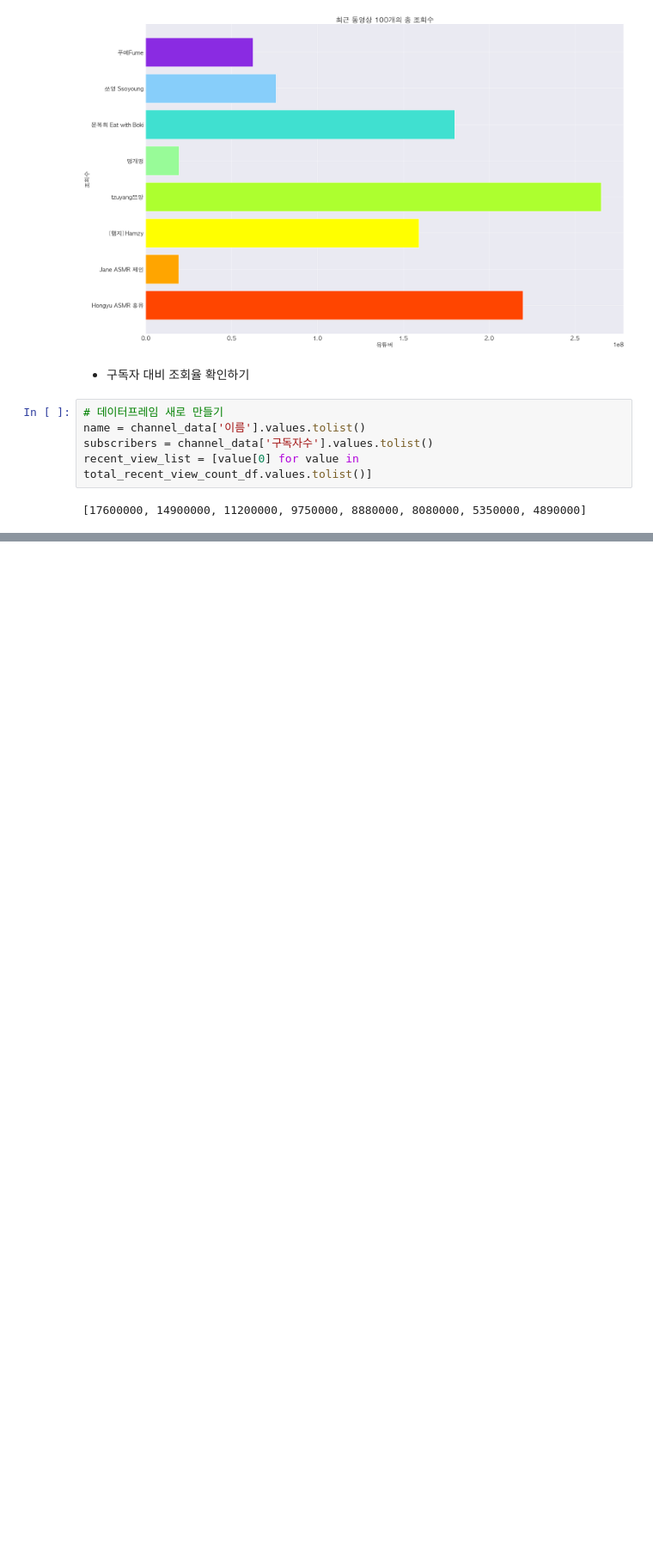
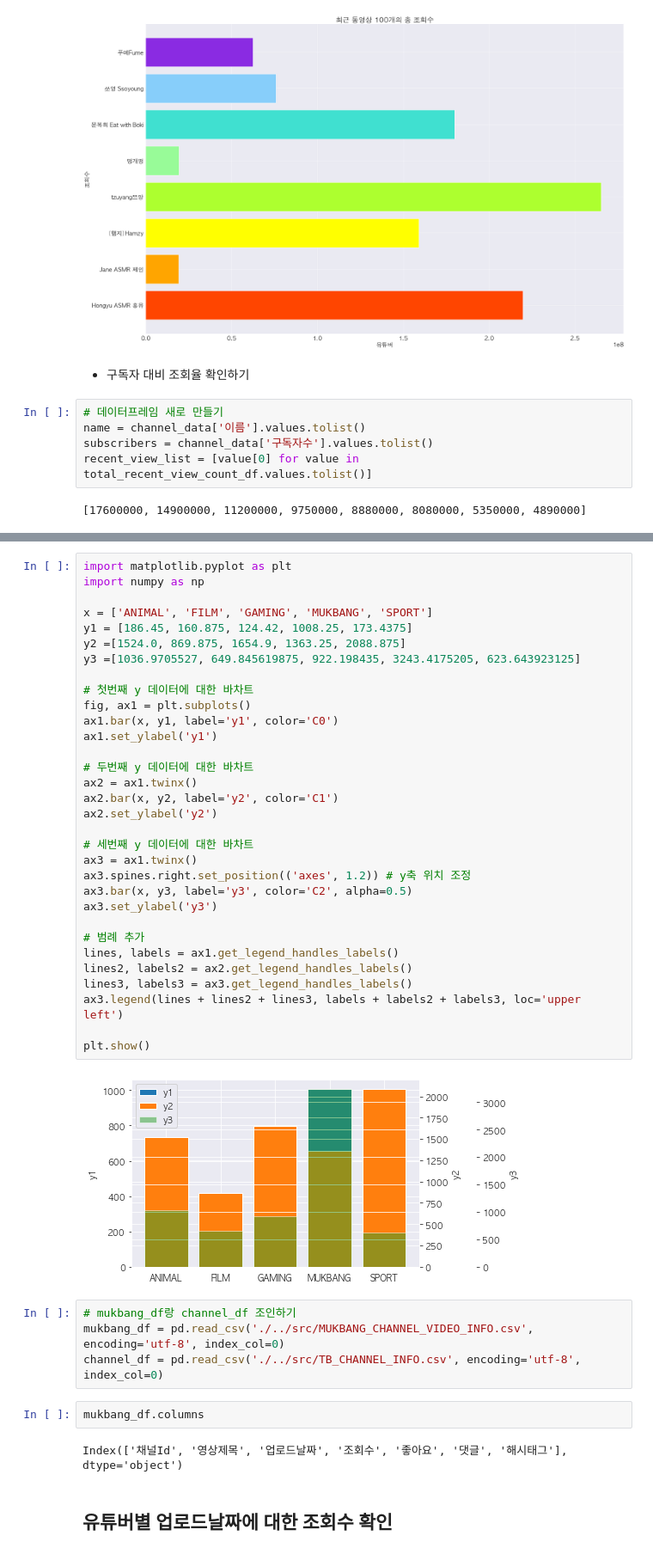
Before and after one commit to DEVCOURSE-TEAM-04-02/youtube_api, a Jupyter notebook: soyeon/visualize_youtube_data.ipynb, the cells around one changed output, grey strips where cells are left out. Shown: that part at 86% size. Saved outputs shown, nothing was run; the diff lists cells and outputs as text; blank space fills up the shorter version.

```diff
--- a/soyeon/visualize_youtube_data.ipynb
+++ b/soyeon/visualize_youtube_data.ipynb
@@ -173,0 +315,44 @@ recent_view_list = [value[0] for value in total_recent_view_count_df.values.toli
+# %%
+import matplotlib.pyplot as plt
+import numpy as np
+
+x = ['ANIMAL', 'FILM', 'GAMING', 'MUKBANG', 'SPORT']
+y1 = [186.45, 160.875, 124.42, 1008.25, 173.4375]
+y2 =[1524.0, 869.875, 1654.9, 1363.25, 2088.875]
+y3 =[1036.9705527, 649.845619875, 922.198435, 3243.4175205, 623.643923125]
+
+# 첫번째 y 데이터에 대한 바차트
+fig, ax1 = plt.subplots()
+ax1.bar(x, y1, label='y1', color='C0')
+ax1.set_ylabel('y1')
+
+# 두번째 y 데이터에 대한 바차트
+ax2 = ax1.twinx()
+ax2.bar(x, y2, label='y2', color='C1')
+ax2.set_ylabel('y2')
+
+# 세번째 y 데이터에 대한 바차트
+ax3 = ax1.twinx()
+ax3.spines.right.set_position(('axes', 1.2)) # y축 위치 조정
+ax3.bar(x, y3, label='y3', color='C2', alpha=0.5)
+ax3.set_ylabel('y3')
+
+# 범례 추가
+lines, labels = ax1.get_legend_handles_labels()
+lines2, labels2 = ax2.get_legend_handles_labels()
+lines3, labels3 = ax3.get_legend_handles_labels()
+ax3.legend(lines + lines2 + lines3, labels + labels2 + labels3, loc='upper left')
+
+plt.show()
+# %% [output]
+[figure, added]
+# %%
+# mukbang_df랑 channel_df 조인하기
+mukbang_df = pd.read_csv('./../src/MUKBANG_CHANNEL_VIDEO_INFO.csv', encoding='utf-8', index_col=0)
+channel_df = pd.read_csv('./../src/TB_CHANNEL_INFO.csv', encoding='utf-8', index_col=0)
+# %%
+mukbang_df.columns
+# %% [output]
+Index(['채널Id', '영상제목', '업로드날짜', '조회수', '좋아요', '댓글', '해시태그'], dtype='object')
+# %% [markdown]
+## 유튜버별 업로드날짜에 대한 조회수 확인
```
Also changed, not shown: parts of 53 cells of this notebook.
